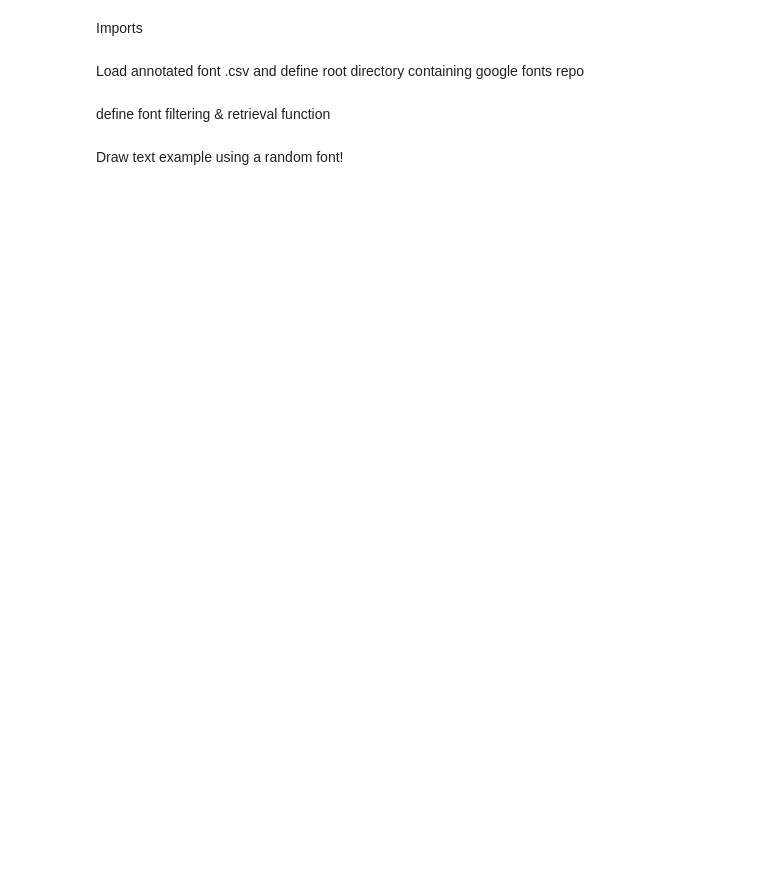
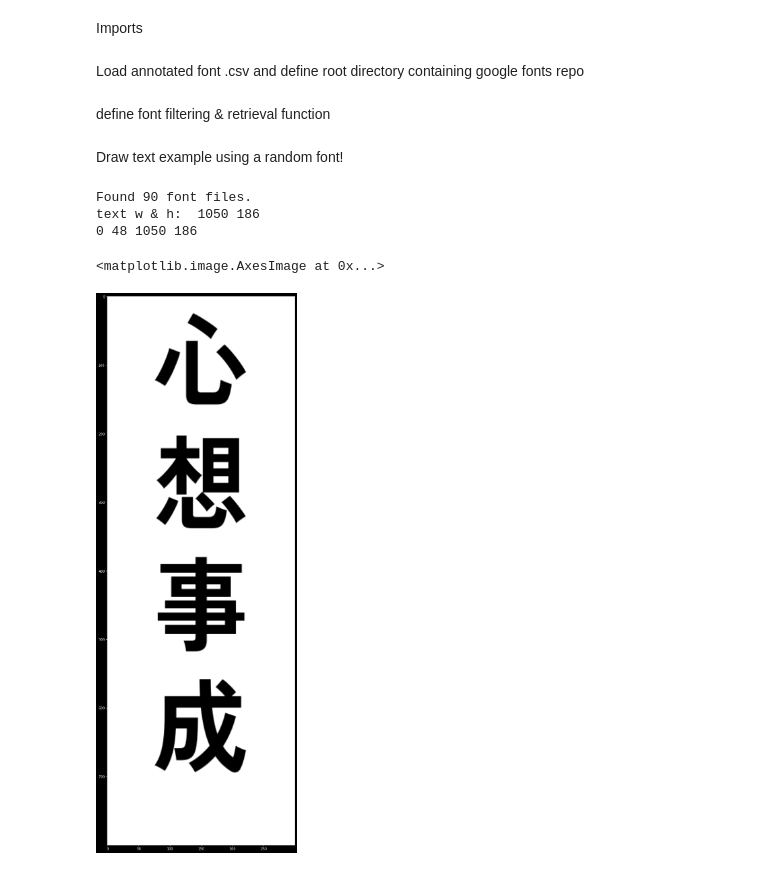
Before and after one commit to wjm41/GANji, a Jupyter notebook: text_generation.ipynb, the cells around one changed output. Drawn from its saved outputs; the diff is of its cells as text; code cells hidden in the pictures; blank space fills up the shorter version.

Commit message:
made square images instead

```diff
--- a/text_generation.ipynb
+++ b/text_generation.ipynb
@@ -12,7 +12,7 @@ from PIL import Image,ImageDraw,ImageFont
 # %% [markdown]
 Load annotated font .csv and define root directory containing google fonts repo
 # %%
-df = pd.read_csv('google-fonts-annotaion.csv')
+df = pd.read_csv('google-fonts-annotation.csv')
 
 # change your path here
 rds_dir = '/rds-d2/user/wjm41/hpc-work/datasets'
@@ -45,35 +45,41 @@ def filter_fonts_get_paths(df, root='./', variants=['_'], subsets=['_'], categor
 # %% [markdown]
 Draw text example using a random font!
 # %%
-paths = filter_fonts_get_paths(df, root=ROOT, subsets=['chinese-simplified'], variants=['_'], category='')
+paths = filter_fonts_get_paths(df, root=ROOT, subsets=['japanese'], variants=['_'], category='')
 r = random.randrange(0, len(paths))
 
 # sample text and font
 text = "新年快樂"
 text = "身體健康"
-text = "心想事成"
+text = "心\n想\n事\n成"
 
 text_size = 150
 font = ImageFont.truetype(paths[r], text_size)
 
 # # get text info (not being used but may be useful)
 text_width, text_height = font.getsize(text)
 left, top, right, bottom = font.getbbox(text)
 print('text w & h: ', text_width, text_height)
 print(left, top, right, bottom)
 
-IMG_WIDTH = 700
-IMG_HEIGHT = 200
+IMG_WIDTH = 300
+IMG_HEIGHT = 800
 
-x = 300 # we can adjust this according to IMG_WIDTH etc
+x = 150 # we can adjust this according to IMG_WIDTH etc
 y = 150
 
 # create a blank canvas with extra space between lines
-canvas = Image.new('RGB', (IMG_WIDTH, IMG_HEIGHT), "red")
+canvas = Image.new('RGB', (IMG_WIDTH, IMG_HEIGHT), "white")
 
 # draw the text onto the text canvas
 draw = ImageDraw.Draw(canvas)
 draw.text((x, y), text, 'black', font, anchor='ms')
 
-fig = plt.figure(figsize=(30,10))
+fig = plt.figure(figsize=(10,30))
 plt.imshow(canvas, aspect='auto')
+# %% [output]
+Found 90 font files.
+text w & h:  1050 186
+0 48 1050 186
+<matplotlib.image.AxesImage at 0x...>
+[figure, added]
```
Also changed, not shown: parts of 4 cells of this notebook, 16 other files.
